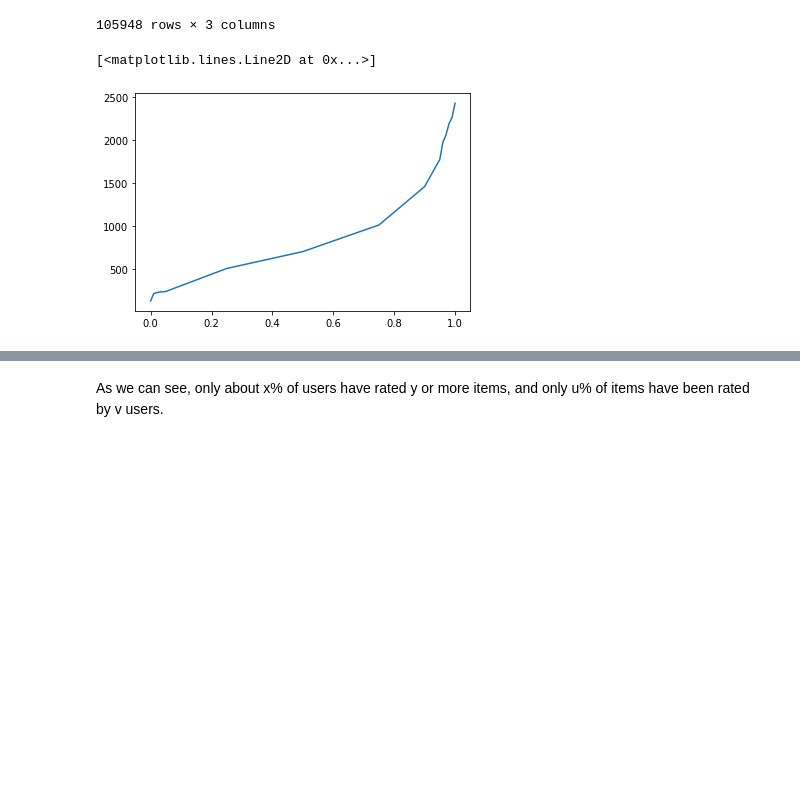
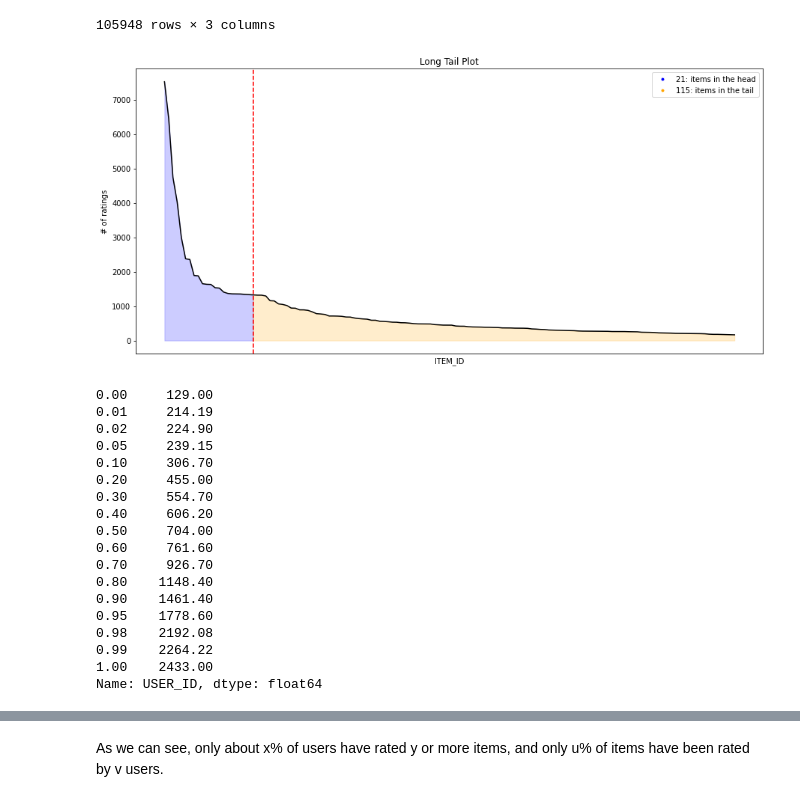
Before and after one commit to mf523/sagemaker-workshop, a Jupyter notebook: recsys/02_Data_Preprocessing_jester_ds4.ipynb, the cells around one changed output, grey strips where cells are left out. Saved outputs shown, nothing was run; the diff lists cells and outputs as text; code cells hidden in the pictures; blank space fills up the shorter version.

```diff
--- a/recsys/01_Preprocessing_jester_ds4.ipynb
+++ b/recsys/02_Data_Preprocessing_jester_ds4.ipynb
@@ -107,4 +108,13 @@ df
 | 1216302 | 2 | 19 | 3.6475 |
 | 1216355 | 2 | 72 | 3.4650 |
 105948 rows × 3 columns
+# %%
+fig = plt.figure(figsize=(15, 7))
+recmetrics.long_tail_plot(df=df,
+             item_id_column="ITEM_ID",
+             interaction_type="ratings",
+             percentage=0.5,
+             x_labels=False)
+# %% [output]
+[figure, added]
 # %%
@@ -112,7 +122,24 @@ quantiles = [0, 0.01, 0.02, 0.03, 0.04, 0.05, 0.1, 0.25, 0.5, 0.75, 0.9, 0.95, 0
 users = df['USER_ID'].value_counts()
 items = df['ITEM_ID'].value_counts()
 # %%
-plt.plot(users.quantile(quantiles))
+qntl = users.quantile(quantiles)
+qntl
 # %% [output]
-[<matplotlib.lines.Line2D at 0x...>]
+0.00     129.00
+0.01     214.19
+0.02     224.90
+0.05     239.15
+0.10     306.70
+0.20     455.00
+0.30     554.70
+0.40     606.20
+0.50     704.00
+0.60     761.60
+0.70     926.70
+0.80    1148.40
+0.90    1461.40
+0.95    1778.60
+0.98    2192.08
+0.99    2264.22
+1.00    2433.00
+Name: USER_ID, dtype: float64
-[figure, removed]
```
Also changed, not shown: parts of 6 cells of this notebook, 4 other files.
